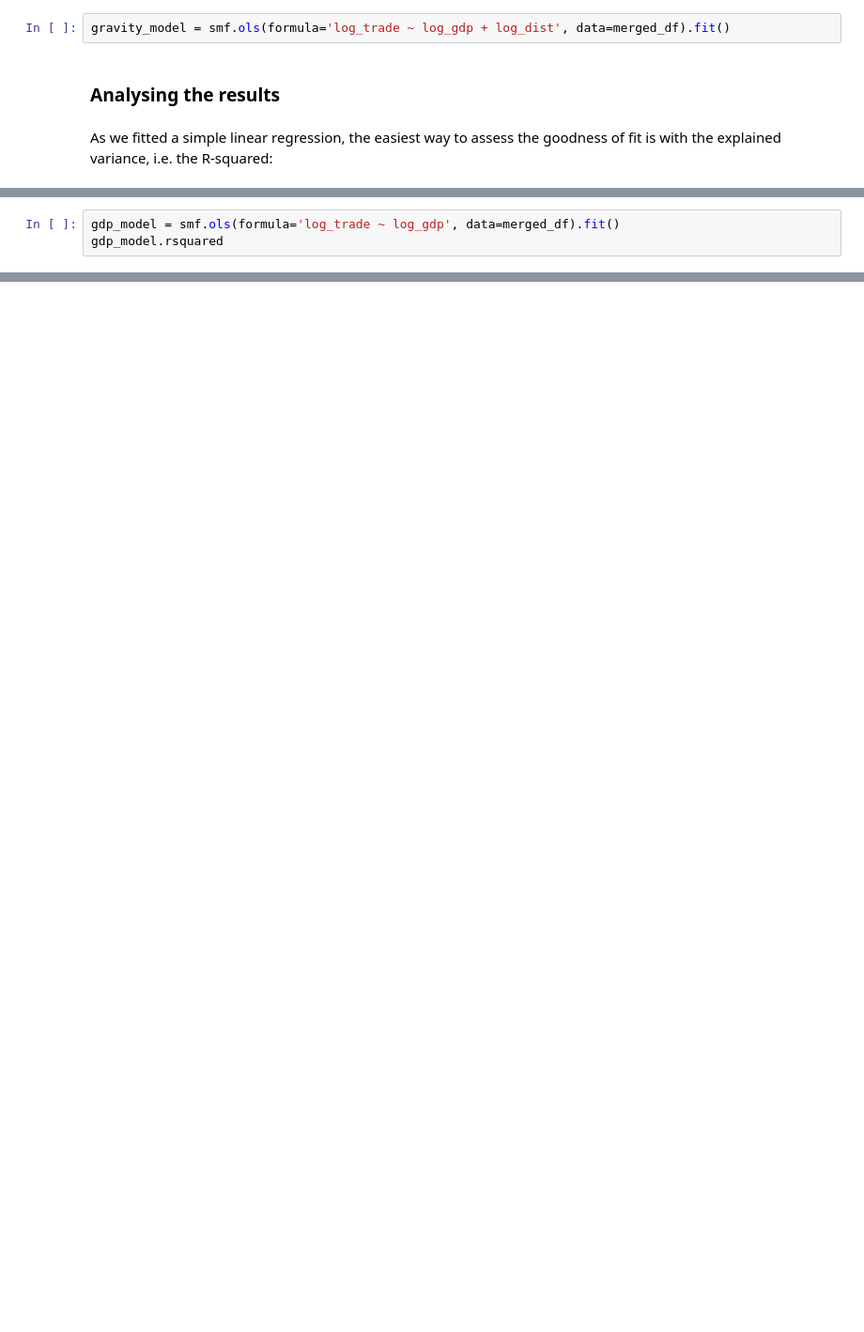
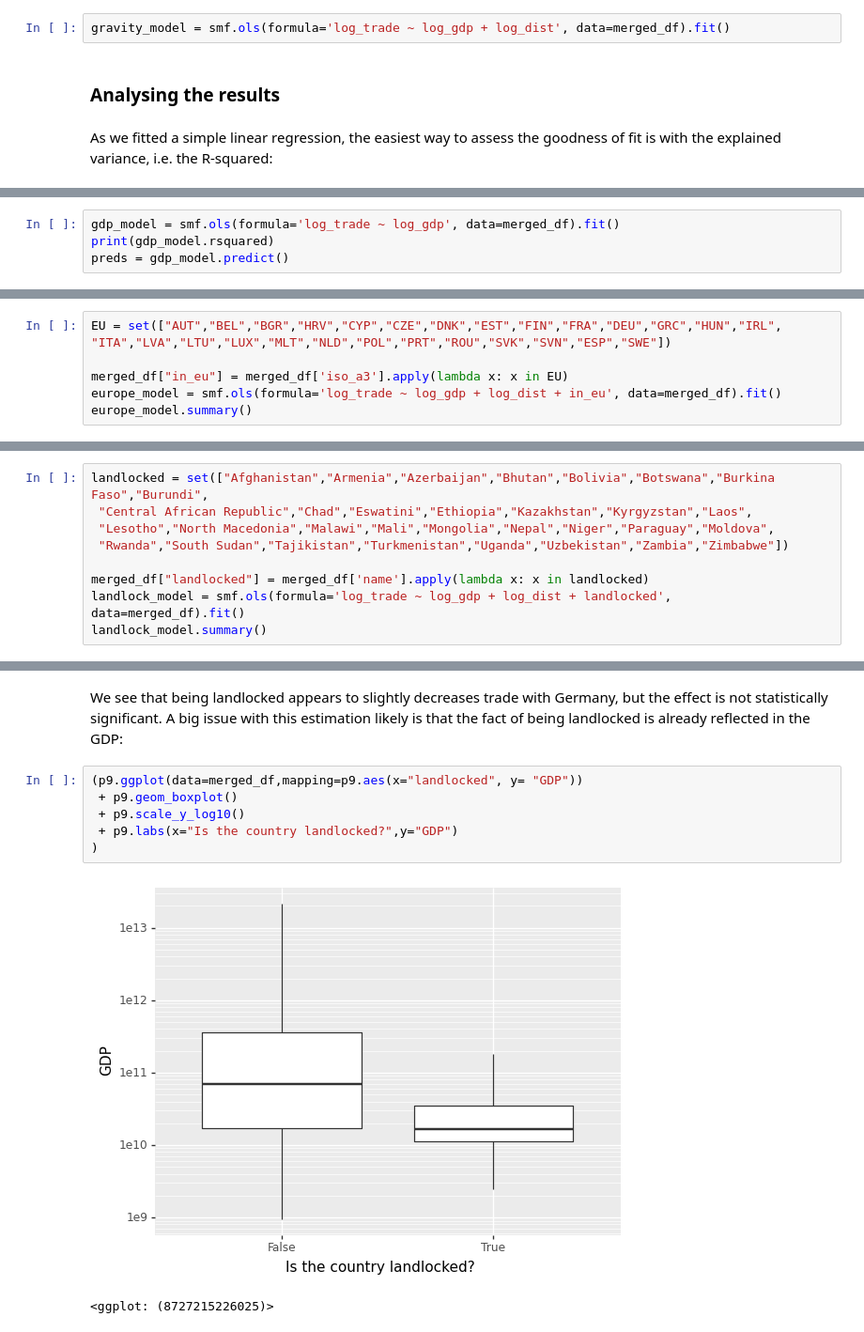
Before and after one commit to Karollus/NotesInCode, a Jupyter notebook: Gravity.ipynb, the cells around one changed output, grey strips where cells are left out. Shown at 94% size. Drawn from its saved outputs; the diff is of its cells as text; blank space fills up the shorter version.

```diff
--- a/Gravity.ipynb
+++ b/Gravity.ipynb
@@ -182,4 +197,5 @@ This being said, it is important to note that GDP is doing most of the work here
 # %%
 gdp_model = smf.ols(formula='log_trade ~ log_gdp', data=merged_df).fit()
-gdp_model.rsquared
+print(gdp_model.rsquared)
+preds = gdp_model.predict()
 # %% [output]
@@ -200,0 +225,7 @@ It should be noted here that we took some shortcuts. There are better ways to es
+# %%
+EU = set(["AUT","BEL","BGR","HRV","CYP","CZE","DNK","EST","FIN","FRA","DEU","GRC","HUN","IRL",
+"ITA","LVA","LTU","LUX","MLT","NLD","POL","PRT","ROU","SVK","SVN","ESP","SWE"])
+
+merged_df["in_eu"] = merged_df['iso_a3'].apply(lambda x: x in EU)
+europe_model = smf.ols(formula='log_trade ~ log_gdp + log_dist + in_eu', data=merged_df).fit()
+europe_model.summary()
@@ -200,0 +258,9 @@ It should be noted here that we took some shortcuts. There are better ways to es
+# %%
+landlocked = set(["Afghanistan","Armenia","Azerbaijan","Bhutan","Bolivia","Botswana","Burkina Faso","Burundi",
+ "Central African Republic","Chad","Eswatini","Ethiopia","Kazakhstan","Kyrgyzstan","Laos",
+ "Lesotho","North Macedonia","Malawi","Mali","Mongolia","Nepal","Niger","Paraguay","Moldova",
+ "Rwanda","South Sudan","Tajikistan","Turkmenistan","Uganda","Uzbekistan","Zambia","Zimbabwe"])
+
+merged_df["landlocked"] = merged_df['name'].apply(lambda x: x in landlocked)
+landlock_model = smf.ols(formula='log_trade ~ log_gdp + log_dist + landlocked', data=merged_df).fit()
+landlock_model.summary()
@@ -200,0 +289,11 @@ It should be noted here that we took some shortcuts. There are better ways to es
+# %% [markdown]
+We see that being landlocked appears to slightly decreases trade with Germany, but the effect is not statistically significant. A big issue with this estimation likely is that the fact of being landlocked is already reflected in the GDP:
+# %%
+(p9.ggplot(data=merged_df,mapping=p9.aes(x="landlocked", y= "GDP"))
+ + p9.geom_boxplot()
+ + p9.scale_y_log10()
+ + p9.labs(x="Is the country landlocked?",y="GDP")
+)
+# %% [output]
+[figure, added]
+<ggplot: (8727215226025)>
```
Also changed, not shown: parts of 29 cells of this notebook.
